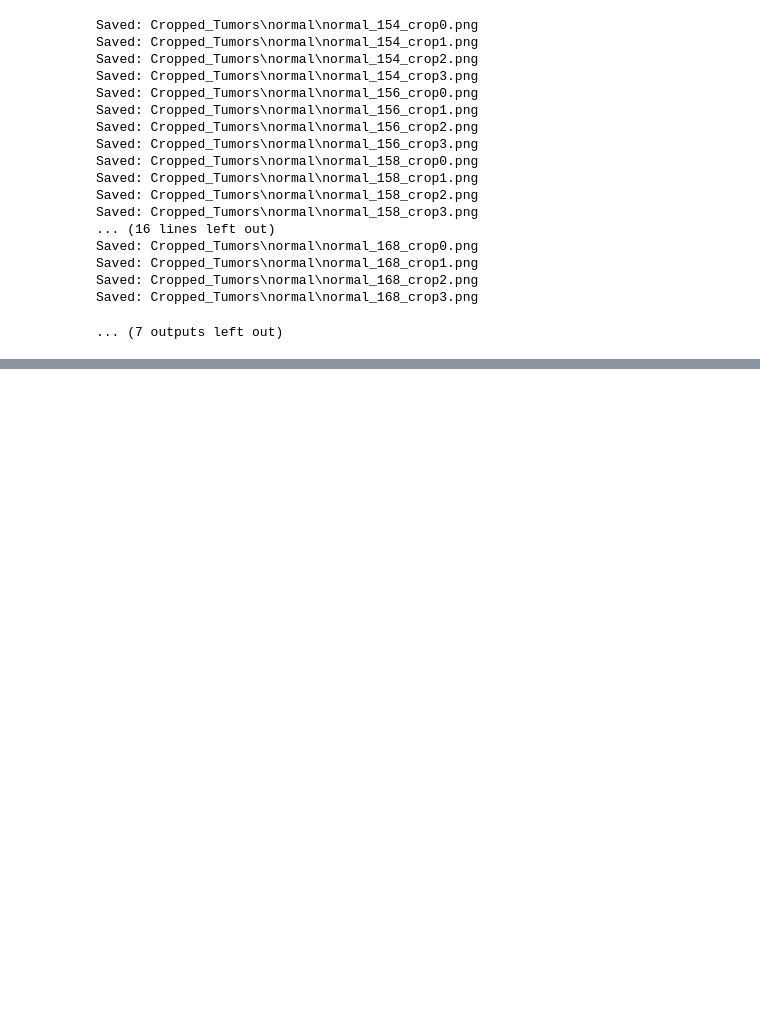
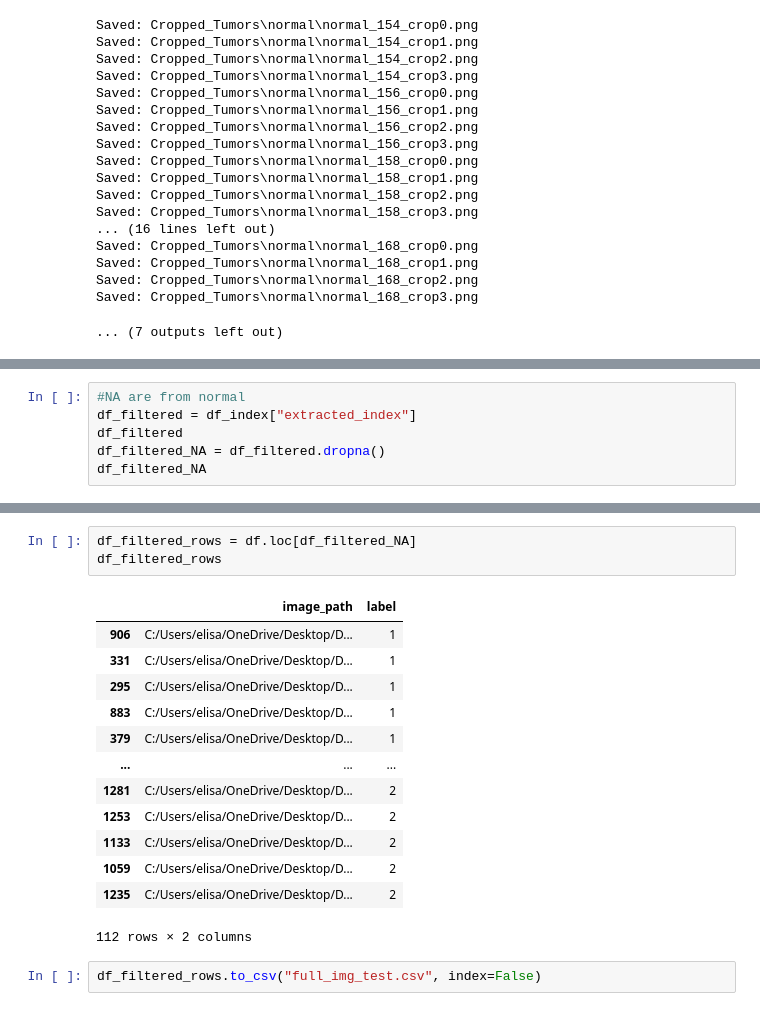
Before and after one commit to victorsobottka/Deep_Learning_FinalProject, a Jupyter notebook: DL_FinalProject_cropped.ipynb, the cells around one changed output, grey strips where cells are left out. Cells and saved outputs as stored; diff of their text form; blank space fills up the shorter version.

```diff
--- a/DL_FinalProject_cropped.ipynb
+++ b/DL_FinalProject_cropped.ipynb
@@ -620,0 +656,6 @@ Saved: Cropped_Tumors\normal\normal_168_crop3.png
+# %%
+#NA are from normal
+df_filtered = df_index["extracted_index"]
+df_filtered
+df_filtered_NA = df_filtered.dropna()
+df_filtered_NA
@@ -620,0 +675,19 @@ Saved: Cropped_Tumors\normal\normal_168_crop3.png
+# %%
+df_filtered_rows = df.loc[df_filtered_NA]
+df_filtered_rows
+# %% [output]
+|  | image_path | label |
+| 906 | C:/Users/elisa/OneDrive/Desktop/D... | 1 |
+| 331 | C:/Users/elisa/OneDrive/Desktop/D... | 1 |
+| 295 | C:/Users/elisa/OneDrive/Desktop/D... | 1 |
+| 883 | C:/Users/elisa/OneDrive/Desktop/D... | 1 |
+| 379 | C:/Users/elisa/OneDrive/Desktop/D... | 1 |
+| ... | ... | ... |
+| 1281 | C:/Users/elisa/OneDrive/Desktop/D... | 2 |
+| 1253 | C:/Users/elisa/OneDrive/Desktop/D... | 2 |
+| 1133 | C:/Users/elisa/OneDrive/Desktop/D... | 2 |
+| 1059 | C:/Users/elisa/OneDrive/Desktop/D... | 2 |
+| 1235 | C:/Users/elisa/OneDrive/Desktop/D... | 2 |
+112 rows × 2 columns
+# %%
+df_filtered_rows.to_csv("full_img_test.csv", index=False)
```
Also changed, not shown: parts of 3 cells of this notebook, 3 other files.
